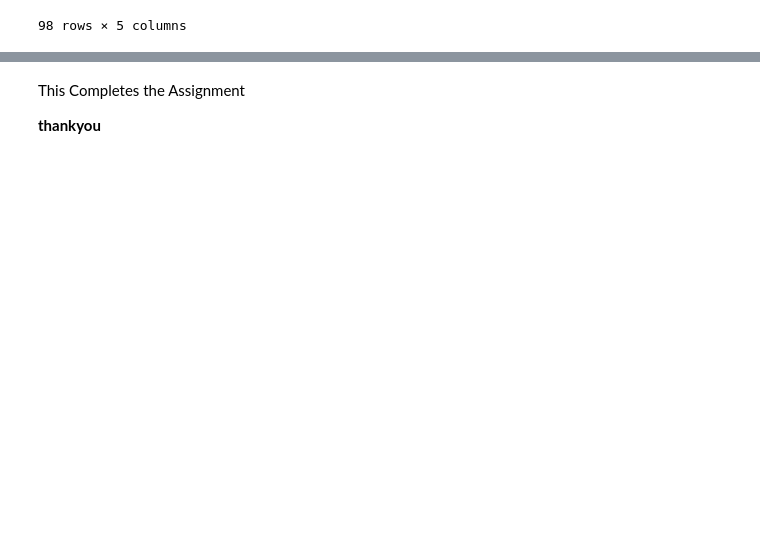
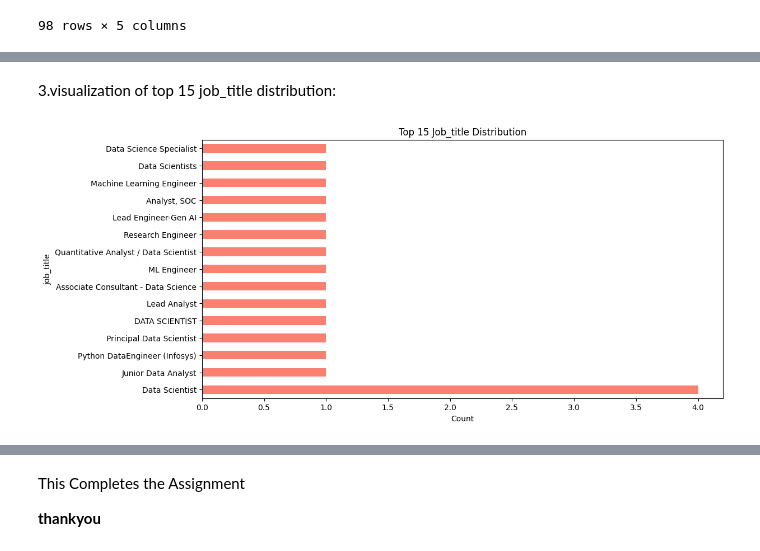
Before and after one commit to Beingruman28/Data_Science, a Jupyter notebook: DS201_Mid_Course_Summative_Assignment_Web_Scraping.ipynb, the cells around one changed output, grey strips where cells are left out. Drawn from its saved outputs; the diff is of its cells as text; code cells hidden in the pictures; blank space fills up the shorter version.

```diff
--- a/DS201_Mid_Course_Summative_Assignment_Web_Scraping.ipynb
+++ b/DS201_Mid_Course_Summative_Assignment_Web_Scraping.ipynb
@@ -189,0 +337,11 @@ df
+# %% [markdown]
+3.visualization of top 15 job_title distribution:
+# %%
+plt.figure(figsize=(12, 6))
+linkedin_data['job_title'].value_counts().head(15).plot(kind='barh', color='salmon')
+plt.title('Top 15 Job_title Distribution')
+plt.xlabel('Count')
+plt.ylabel('job_title')
+plt.show()
+# %% [output]
+[figure, added]
```
Also changed, not shown: parts of 20 cells of this notebook.
